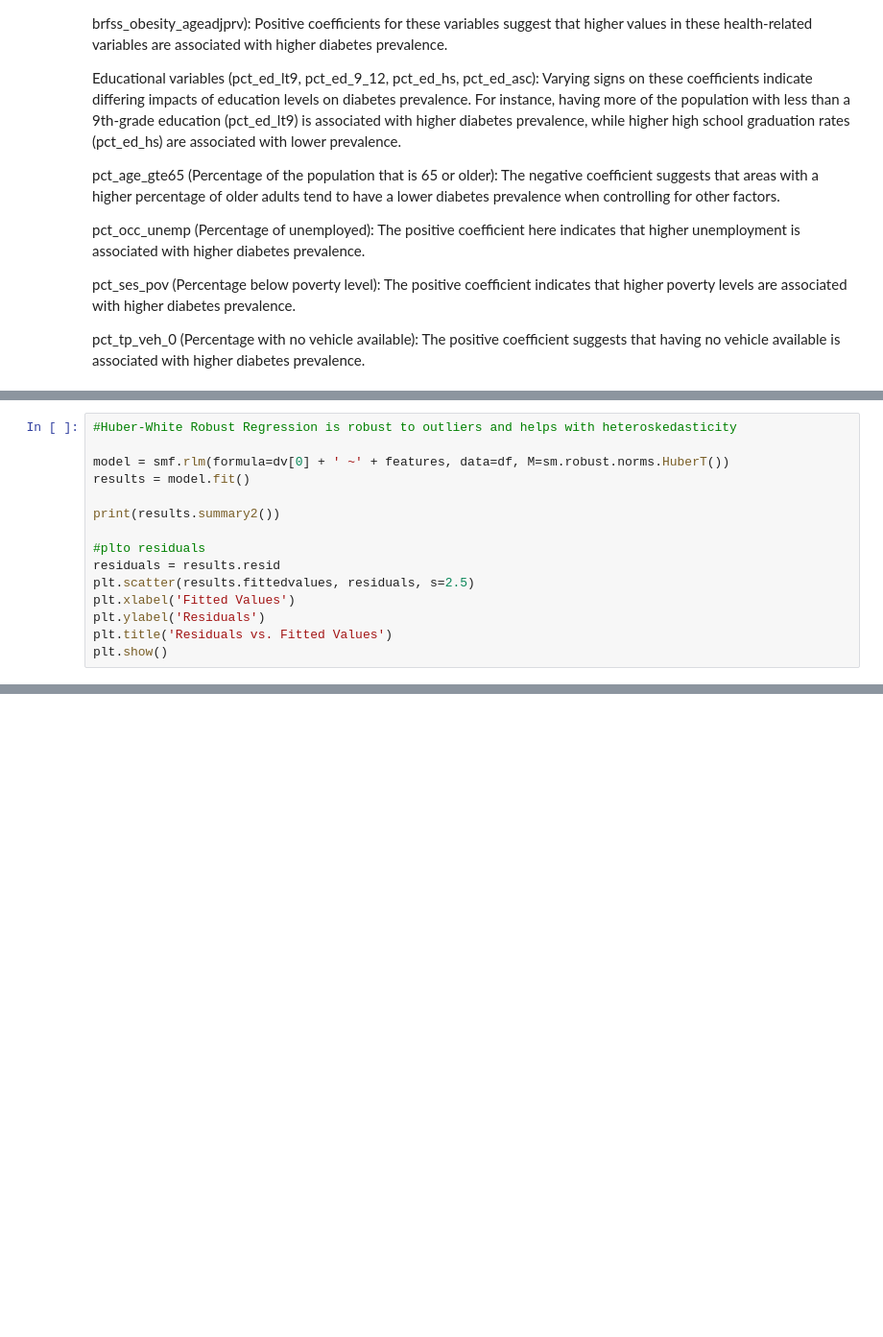
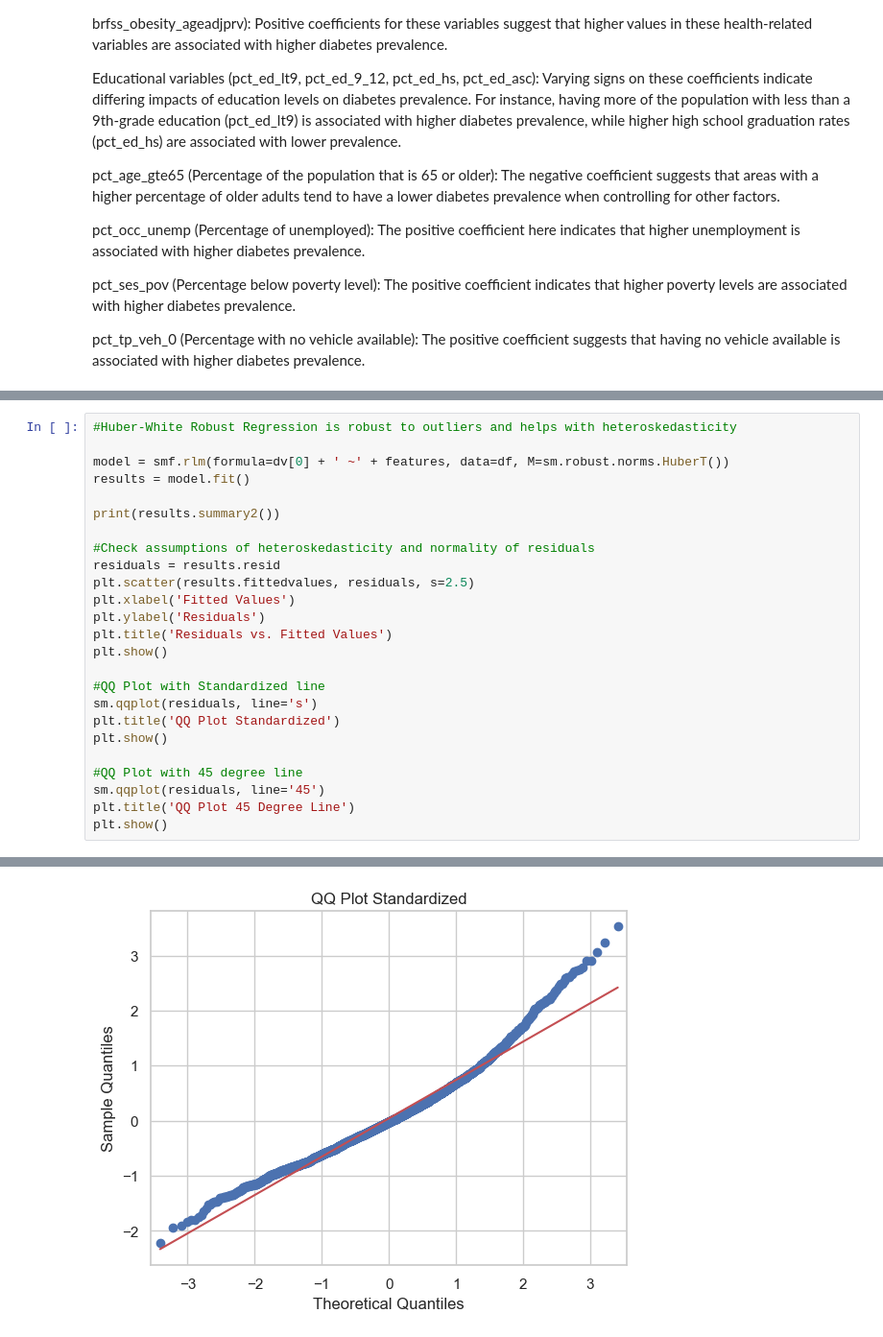
Before and after one commit to mfarme/eHealthEquity, a Jupyter notebook: Research/Analysis/RQ1 Analysis.ipynb, the cells around one changed output, grey strips where cells are left out. Shown at 96% size. Cells and saved outputs as stored; diff of their text form; blank space fills up the shorter version.

```diff
--- a/Research/Analysis/RQ1 Analysis.ipynb
+++ b/Research/Analysis/RQ1 Analysis.ipynb
@@ -243,13 +252,23 @@ results = model.fit()
 
 print(results.summary2())
 
-#plto residuals
+#Check assumptions of heteroskedasticity and normality of residuals
 residuals = results.resid
 plt.scatter(results.fittedvalues, residuals, s=2.5)
 plt.xlabel('Fitted Values')
 plt.ylabel('Residuals')
 plt.title('Residuals vs. Fitted Values')
 plt.show()
+
+#QQ Plot with Standardized line
+sm.qqplot(residuals, line='s')
+plt.title('QQ Plot Standardized')
+plt.show()
+
+#QQ Plot with 45 degree line
+sm.qqplot(residuals, line='45')
+plt.title('QQ Plot 45 Degree Line')
+plt.show()
 # %% [output]
                       Results: Robust linear model
 ========================================================================
@@ -259,13 +278,14 @@ Date:                 2023-11-08 05:58           Scale Est.:     mad
 No. Observations:     3076                       Cov. Type:      H1
 Df Model:             13                         Scale:          0.62696
 ------------------------------------------------------------------------
                          Coef.  Std.Err.    z     P>|z|   [0.025  0.975]
 ------------------------------------------------------------------------
 Intercept               -0.6626   0.3695  -1.7931 0.0730 -1.3869  0.0617
 pct_dg_bb_int           -0.0217   0.0024  -8.9621 0.0000 -0.0265 -0.0170
 ... (9 lines left out)
 pct_occ_unemp            0.1155   0.0104  11.0592 0.0000  0.0951  0.1360
 pct_ses_pov              0.1101   0.0035  31.5817 0.0000  0.1032  0.1169
 pct_tp_veh_0             0.0250   0.0031   8.0055 0.0000  0.0189  0.0311
 ========================================================================
 [figure]
+[figure, added]
```
Also changed, not shown: parts of 7 cells of this notebook, 1 other file.
